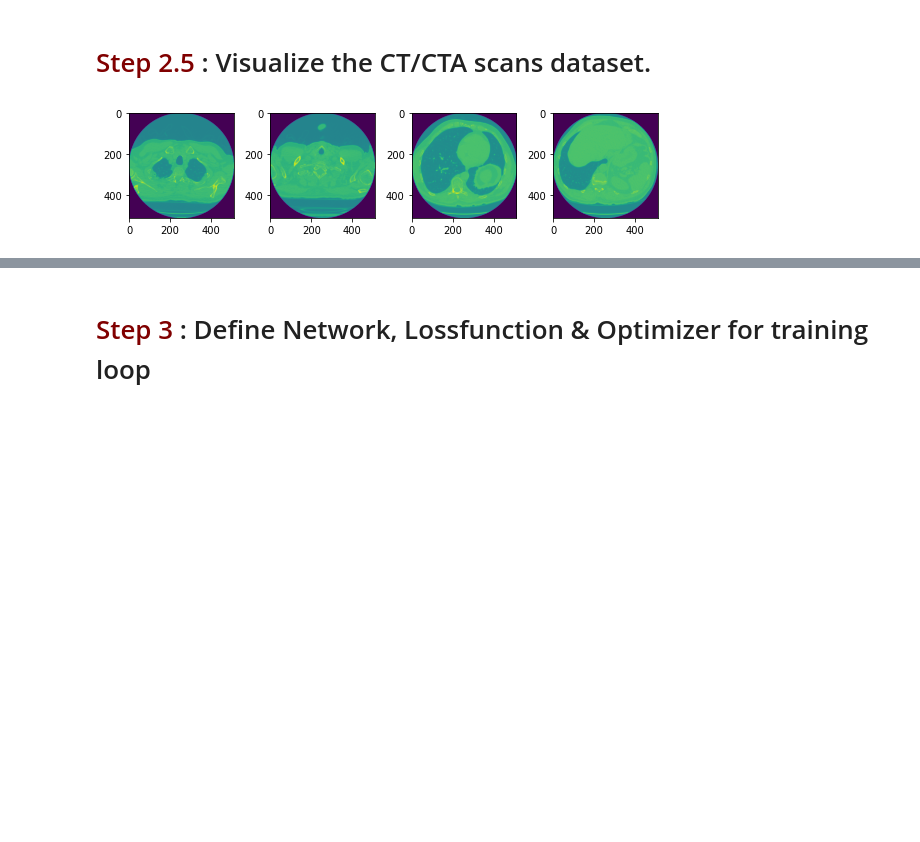
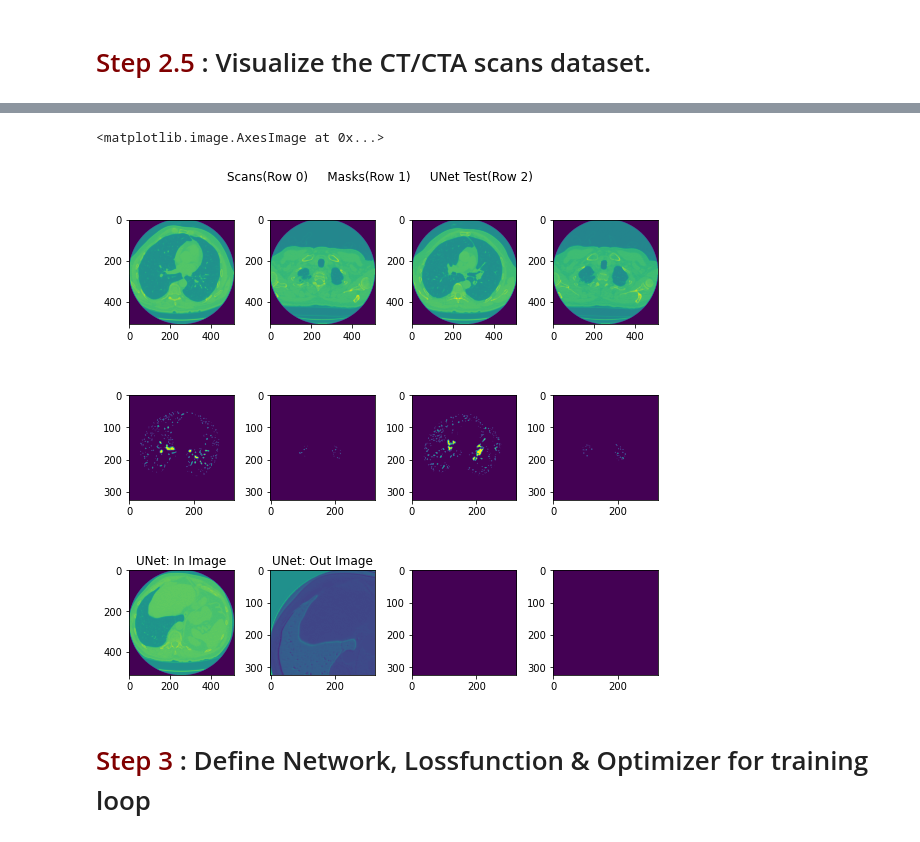
Before and after one commit to seyhosseini/AML-AVGAN-22, a Jupyter notebook: Revelez_Part1_A_V_Seperation.ipynb, the cells around one changed output, grey strips where cells are left out. Saved outputs shown, nothing was run; the diff lists cells and outputs as text; code cells hidden in the pictures; blank space fills up the shorter version.

```diff
--- a/Revelez_Part1_A_V_Seperation.ipynb
+++ b/Revelez_Part1_A_V_Seperation.ipynb
@@ -145,7 +145,9 @@ class UNet(nn.Module):
     self.DECODER_BL4 = unet_block(128,64)
 
     # Conv9c: 1x1 inchannels 64, outchannels 2, input Pxl X Pxl
-    self.conv_END = nn.Conv2d(64, 2, kernel_size=1,  dilation = 2, stride=1, padding=1)
+    self.conv_END = nn.Sequential(
+      nn.Conv2d(64, 1, kernel_size=1,  dilation = 1, stride=1, padding=0)
+    )
 
   def forward(self, x):
     # ----  IMPLEMENTATION ---- #
@@ -471,17 +494,50 @@ CT_IN_trainloader = DataLoader(dataset,shuffle=True)
 602
 # %% [markdown]
 # <font color = Maroon> Step 2.5 </font> : Visualize the CT/CTA scans dataset.
-# %%
-"""
-Step 2.5: Visualize CT/CTA scans *If possible*
-"""
-
-CT_Scans = iter(CT_IN_trainloader)
-
-fig ,ax = plt.subplots(1,4,figsize=(8,8))
-fig.set_tight_layout(True)
-# Quick visualization :)
-for i in range(4):
-  ax[i].imshow(np.squeeze(np.asarray(CT_Scans.next()))) # 300th slice
-# %% [output]
-[figure, removed]
+# %%
+from torch._C import dtype
+from SimpleITK.SimpleITK import Mask
+"""
+Step 2.5: Visualize CT/CTA scans *If possible*
+"""
+
+dataiter = iter(CT_IN_trainloader)
+
+fig ,ax = plt.subplots(3,4,figsize=(8,8))
+fig.set_tight_layout(True)
+# Quick visualization :)
+for i in range(4):
+  CT_Scans, Masks = dataiter.next()
+  ax[0][i].imshow(np.squeeze(np.asarray(CT_Scans[0])))
+  ax[1][i].imshow(np.squeeze(np.asarray(Masks)))
+
+
+# --------- NETWORK IN/OUT TESTING ------- #
+for i, data in enumerate(CT_IN_trainloader, 0):
+  inputs, labels = data[0].to(device = device, dtype = torch.float), data[1].to(device = device, dtype = torch.float)
+
+  # Graph one instance of the input and label
+  if i == 1:
+    break
+
+# Look at the tensor dimensions
+typeAndShape(inputs)
+typeAndShape(labels)
+
+# Network pass through
+print("############ START NETWORK PASS THROUGH #############")
+output = net(inputs)
+print("############ END NETWORK PASS THROUGH #############")
+
+typeAndShape(output)
+fig.suptitle("Scans(Row 0)     Masks(Row 1)     UNet Test(Row 2)")
+ax[2][0].imshow(np.squeeze(np.asarray(inputs.cpu().detach().numpy())))
+ax[2][0].set_title("UNet: In Image")
+ax[2][1].imshow(np.squeeze(np.asarray(output.cpu().detach().numpy())))
+ax[2][1].set_title("UNet: Out Image")
+
+print("ISSUE: Current UNet structure removes segments of image")
+
+ax[2][2].imshow(np.zeros((324,324)))
+ax[2][3].imshow(np.zeros((324,324)))
+# %% [output]
@@ -488,3 +561,5 @@ for i in range(4):
+<matplotlib.image.AxesImage at 0x...>
+[figure, added]
 # %% [markdown]
 # <font color = Maroon> Step 3 </font> : Define Network, Lossfunction & Optimizer for training loop
 # %%
```
Also changed, not shown: parts of 12 cells of this notebook.
